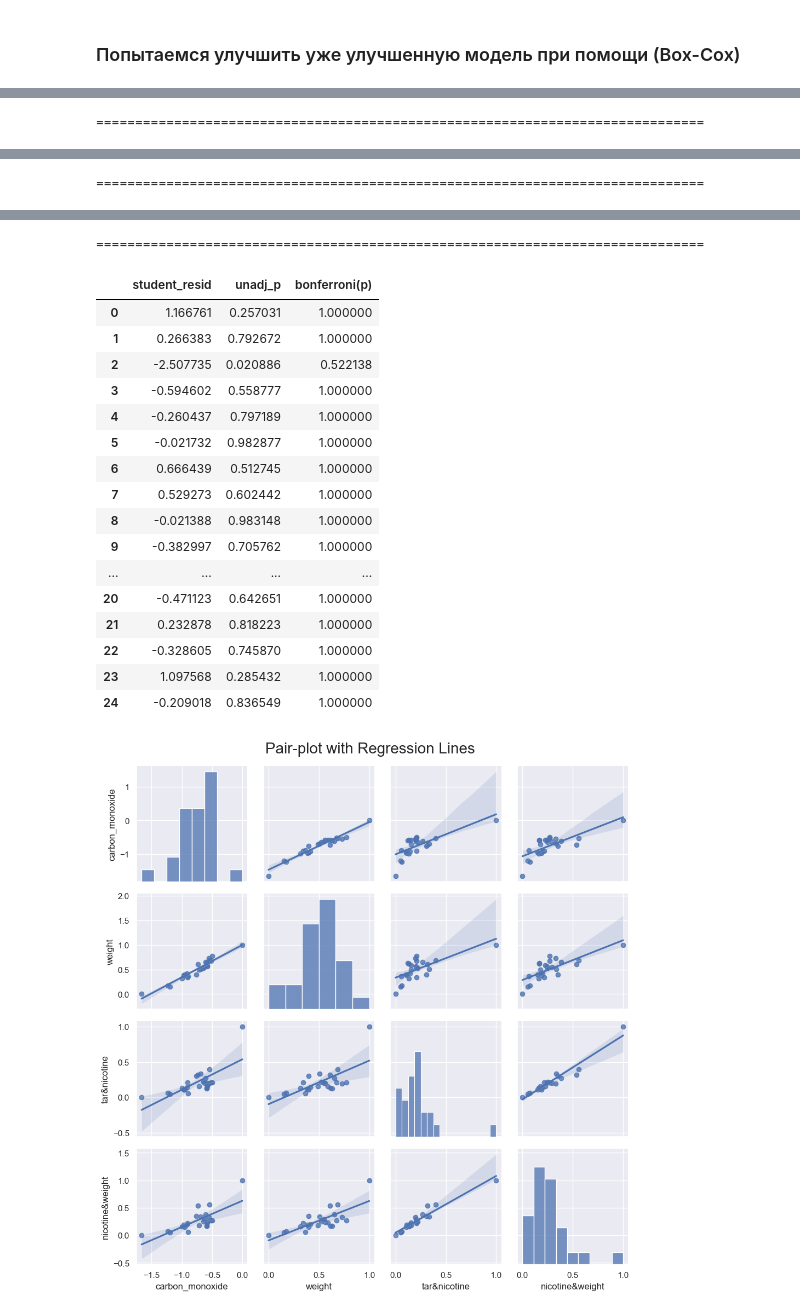
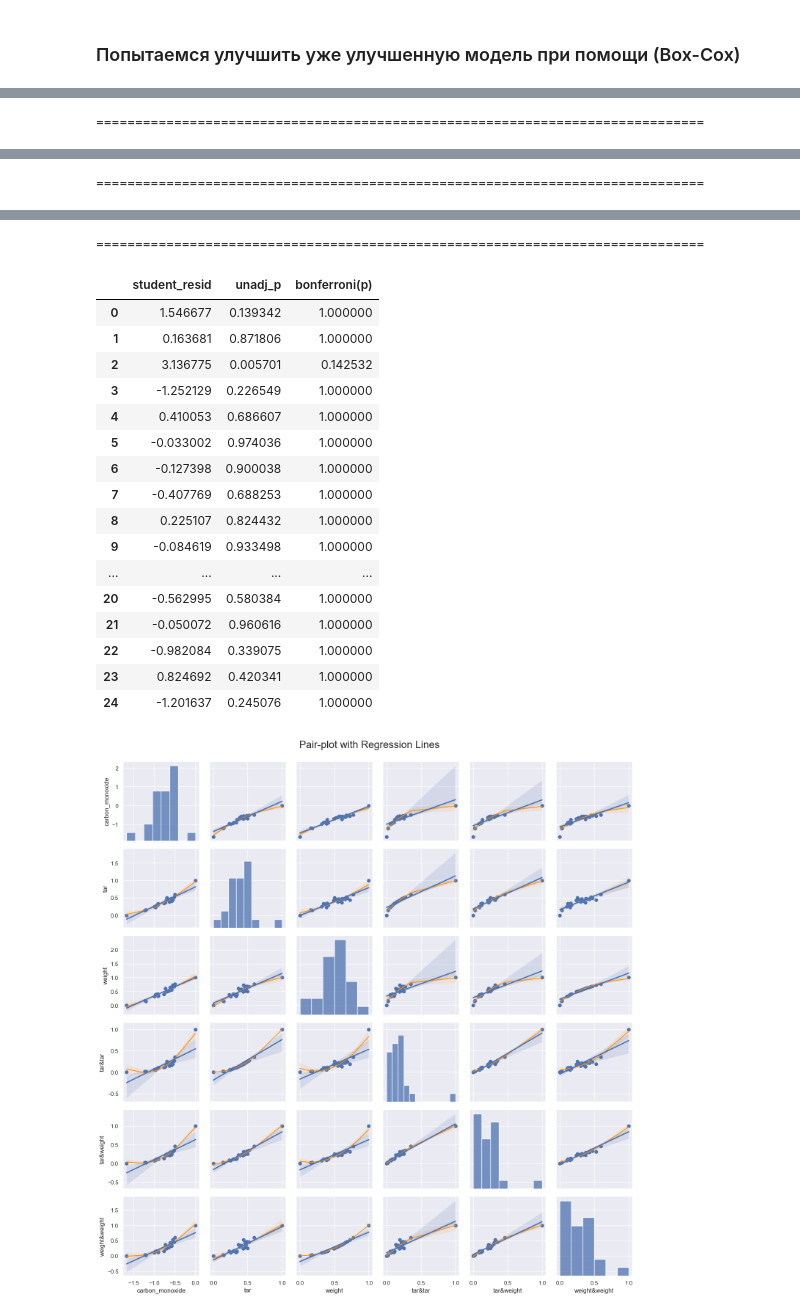
Before and after one commit to Mooncake911/Mathstatistics, a Jupyter notebook: Task_5/cigarettes.ipynb, the cells around one changed output, grey strips where cells are left out. Saved outputs shown, nothing was run; the diff lists cells and outputs as text; code cells hidden in the pictures.

```diff
--- a/Task_5/cigarettes.ipynb
+++ b/Task_5/cigarettes.ipynb
@@ -61,10 +61,9 @@ explore_column = 'carbon_monoxide'
 # %% [markdown]
 ### Строим базовую модель
 # %%
-base_research = LinearRegressionResearch(y=data[explore_column], x=data.drop(columns=explore_column),
-                                         degree=2)
+base_research = LinearRegressionResearch(y=data[explore_column], x=data.drop(columns=explore_column))
 base_research.info()
-# base_research.draw_plots()
+base_research.draw_plots()
 new_data = base_research.stepwise_selection(criteria='AIC')
 # %% [output]
                                carbon_monoxide
@@ -287,7 +272,7 @@ display(new_data_t)
 # %%
 # Проводим анализ заново
 enhanced_research = LinearRegressionResearch(y=new_data_t[explore_column],
-                                             x=new_data_t.drop(columns=explore_column))
+                                             x=new_data_t.drop(columns=explore_column), degree=2)
 enhanced_research.info()
 enhanced_research.draw_plots()
 # %% [output]
@@ -341,19 +330,19 @@ F-statistic: 1.050 F-Test p-value: 0.391
 ==============================================================================
 |  | student_resid | unadj_p | bonferroni(p) |
-| 0 | 1.166761 | 0.257031 | 1.000000 |
-| 1 | 0.266383 | 0.792672 | 1.000000 |
-| 2 | -2.507735 | 0.020886 | 0.522138 |
-| 3 | -0.594602 | 0.558777 | 1.000000 |
-| 4 | -0.260437 | 0.797189 | 1.000000 |
-| 5 | -0.021732 | 0.982877 | 1.000000 |
-| 6 | 0.666439 | 0.512745 | 1.000000 |
-| 7 | 0.529273 | 0.602442 | 1.000000 |
-| 8 | -0.021388 | 0.983148 | 1.000000 |
-| 9 | -0.382997 | 0.705762 | 1.000000 |
+| 0 | 1.546677 | 0.139342 | 1.000000 |
+| 1 | 0.163681 | 0.871806 | 1.000000 |
+| 2 | 3.136775 | 0.005701 | 0.142532 |
+| 3 | -1.252129 | 0.226549 | 1.000000 |
+| 4 | 0.410053 | 0.686607 | 1.000000 |
+| 5 | -0.033002 | 0.974036 | 1.000000 |
+| 6 | -0.127398 | 0.900038 | 1.000000 |
+| 7 | -0.407769 | 0.688253 | 1.000000 |
+| 8 | 0.225107 | 0.824432 | 1.000000 |
+| 9 | -0.084619 | 0.933498 | 1.000000 |
 | ... | ... | ... | ... |
-| 20 | -0.471123 | 0.642651 | 1.000000 |
-| 21 | 0.232878 | 0.818223 | 1.000000 |
-| 22 | -0.328605 | 0.745870 | 1.000000 |
-| 23 | 1.097568 | 0.285432 | 1.000000 |
-| 24 | -0.209018 | 0.836549 | 1.000000 |
+| 20 | -0.562995 | 0.580384 | 1.000000 |
+| 21 | -0.050072 | 0.960616 | 1.000000 |
+| 22 | -0.982084 | 0.339075 | 1.000000 |
+| 23 | 0.824692 | 0.420341 | 1.000000 |
+| 24 | -1.201637 | 0.245076 | 1.000000 |
-[figure, old version]
+[figure, new version]
```
Also changed, not shown: parts of 5 cells of this notebook, 10 other files.
